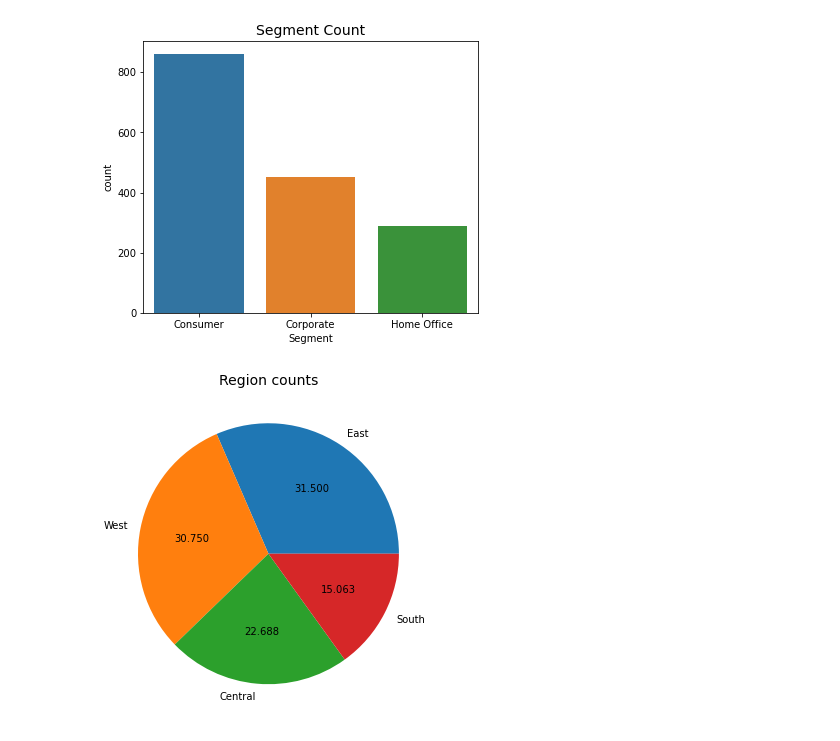
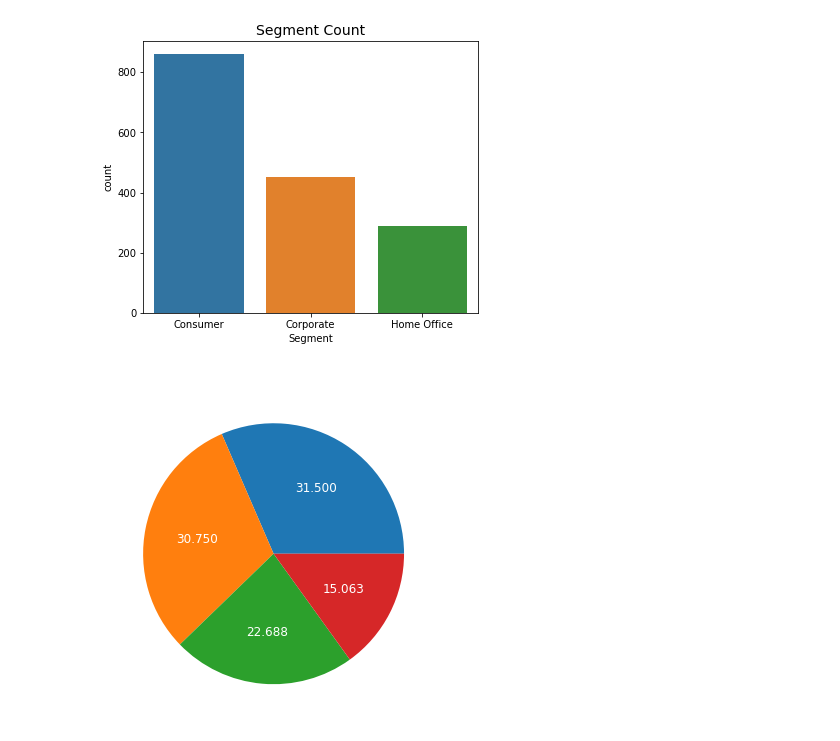
Before and after one commit to charcode123/SUPERSTORE-SALES-PREDICTION, a Jupyter notebook: SUPERSOREEDA.ipynb, the cells around one changed output. Cells and saved outputs as stored; diff of their text form; code cells hidden in the pictures.

```diff
--- a/SUPERSOREEDA.ipynb
+++ b/SUPERSOREEDA.ipynb
@@ -298,8 +298,8 @@ plt.show()
 # %%
 # pie chat for 'region'
 plt.figure(figsize=[6, 6])
-plt.pie(DATA1['Region'].value_counts(normalize=True), labels= DATA1['Region'].value_counts().index, autopct="%.3f")
-plt.title("Region counts", fontsize=14)
+plt.pie(DATA1['Region'].value_counts(normalize=True), labels= DATA1['Region'].value_counts().index, autopct="%.3f", textprops={'color': 'White', 'fontsize': 12})
+plt.title("Region counts", fontsize=14,color='white')
 plt.show()
 # %% [output]
-[figure, old version]
+[figure, new version]
```
Also changed, not shown: parts of 2 cells of this notebook.
